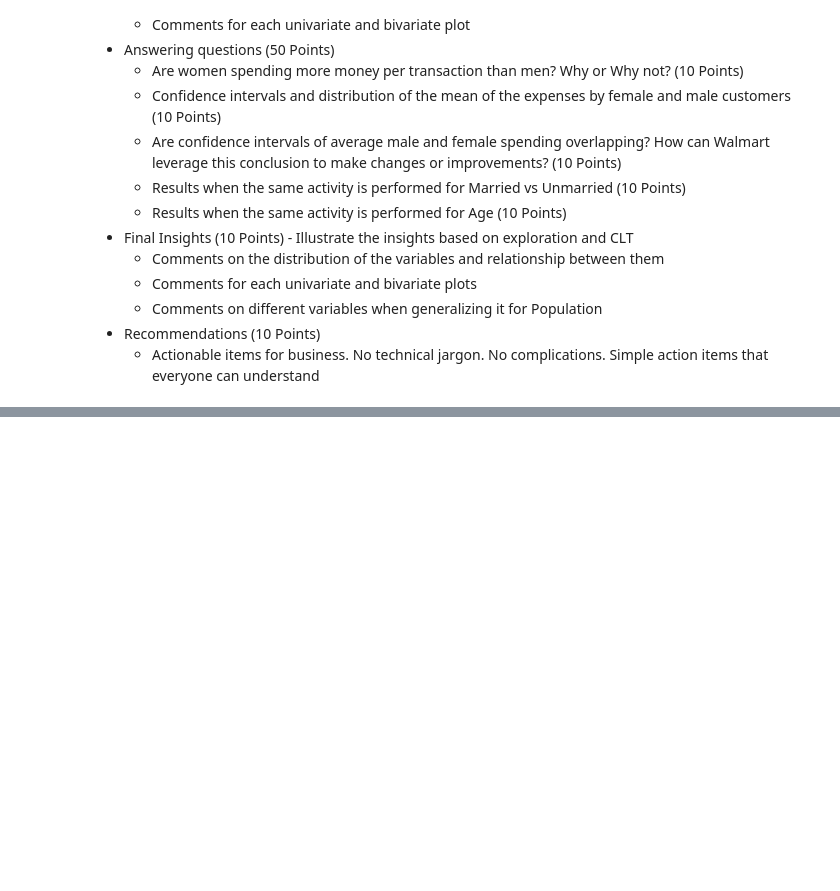
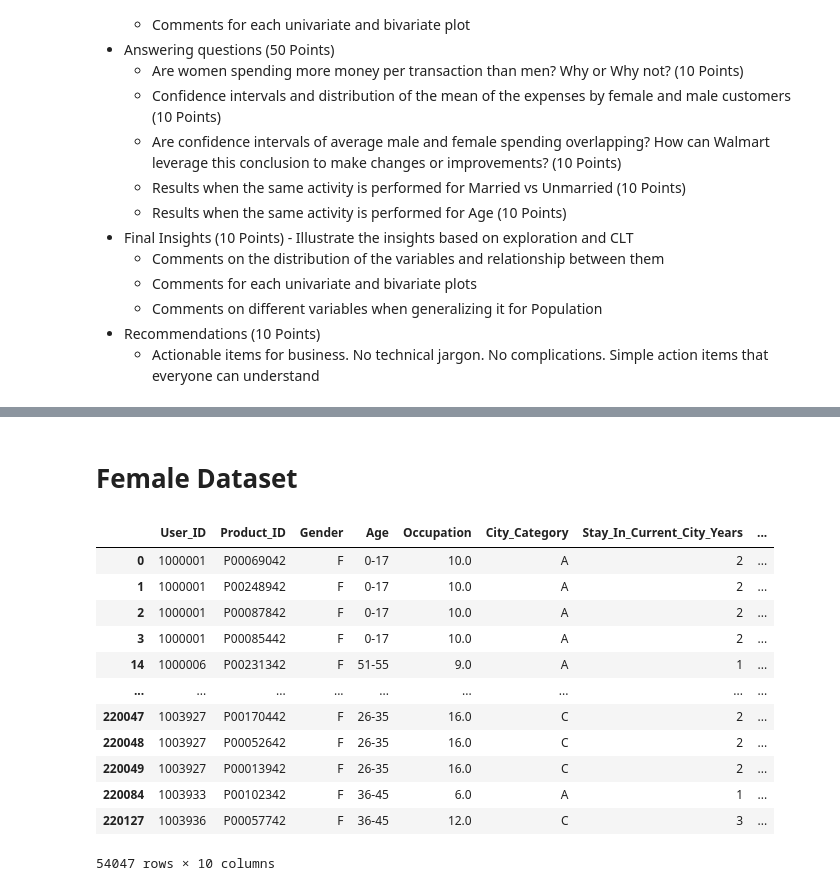
Before and after one commit to RichaGaharwar/Walmart---Confidence-Interval-CLT, a Jupyter notebook: Walmart_Confidence_Interval_&_CLT.ipynb, the cells around one changed output, grey strips where cells are left out. Cells and saved outputs as stored; diff of their text form; code cells hidden in the pictures; blank space fills up the shorter version.

```diff
--- a/Walmart_Confidence_Interval_&_CLT.ipynb
+++ b/Walmart_Confidence_Interval_&_CLT.ipynb
@@ -95,0 +213,19 @@ The dataset has the following features:
+# %% [markdown]
+# Female Dataset
+# %%
+female_customers = walmart[walmart['Gender'] == 'F']
+female_customers
+# %% [output]
+|  | User_ID | Product_ID | Gender | Age | Occupation | City_Category | Stay_In_Current_City_Years | ... |
+| 0 | 1000001 | P00069042 | F | 0-17 | 10.0 | A | 2 | ... |
+| 1 | 1000001 | P00248942 | F | 0-17 | 10.0 | A | 2 | ... |
+| 2 | 1000001 | P00087842 | F | 0-17 | 10.0 | A | 2 | ... |
+| 3 | 1000001 | P00085442 | F | 0-17 | 10.0 | A | 2 | ... |
+| 14 | 1000006 | P00231342 | F | 51-55 | 9.0 | A | 1 | ... |
+| ... | ... | ... | ... | ... | ... | ... | ... | ... |
+| 220047 | 1003927 | P00170442 | F | 26-35 | 16.0 | C | 2 | ... |
+| 220048 | 1003927 | P00052642 | F | 26-35 | 16.0 | C | 2 | ... |
+| 220049 | 1003927 | P00013942 | F | 26-35 | 16.0 | C | 2 | ... |
+| 220084 | 1003933 | P00102342 | F | 36-45 | 6.0 | A | 1 | ... |
+| 220127 | 1003936 | P00057742 | F | 36-45 | 12.0 | C | 3 | ... |
+54047 rows × 10 columns
```
Also changed, not shown: parts of 14 cells of this notebook.
